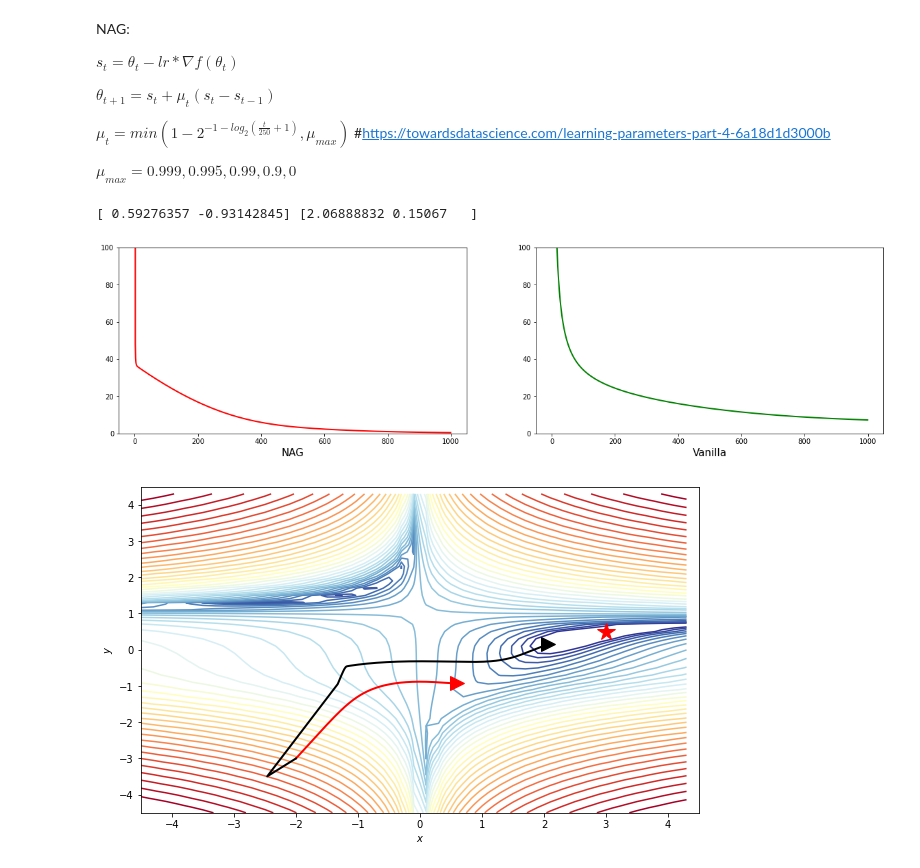
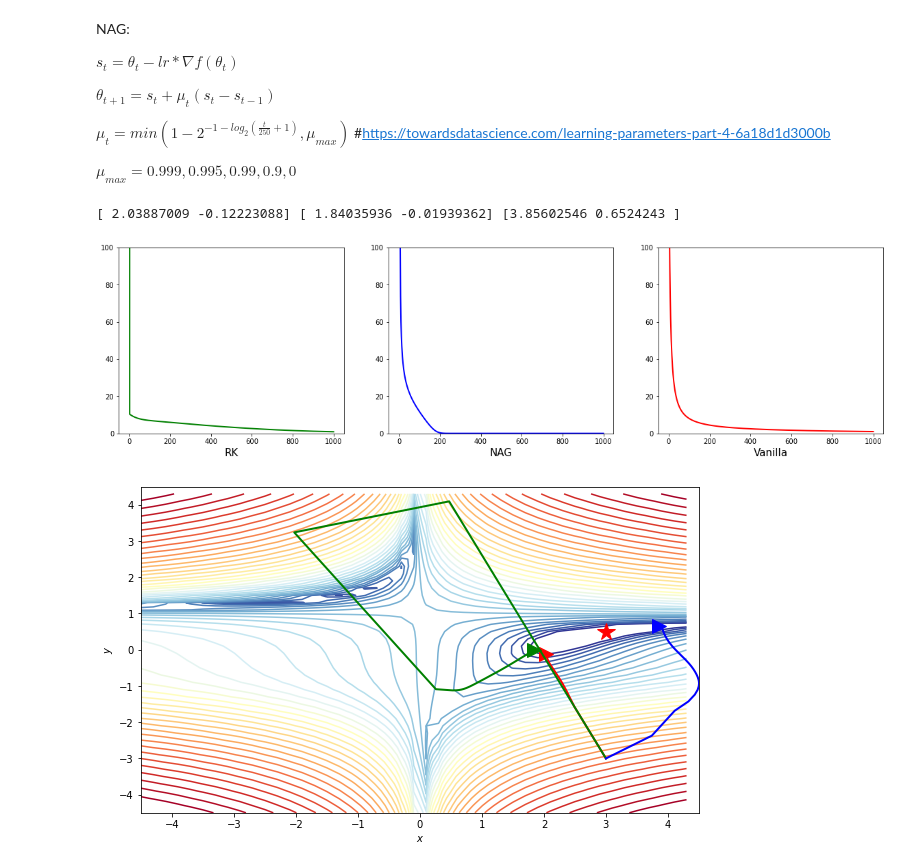
Before and after one commit to SimonePip/FDS, a Jupyter notebook: Final_project/FDS_Final_Project.ipynb, the cells around one changed output. Drawn from its saved outputs; the diff is of its cells as text; code cells hidden in the pictures.

```diff
--- a/Final_project/FDS_Final_Project.ipynb
+++ b/Final_project/FDS_Final_Project.ipynb
@@ -217,7 +217,7 @@ plt.show()
 ## Secondo articolo
 # %%
 def RK4(theta, loss, gradient_f, lr, beta, n_iter,t, theta_p): #theta=[x0,y0]
-    c = 0.004  #da capire come inizializzare c
+    c = 0.002  #da capire come inizializzare c
     lr = (c/n_iter**(1/5))
 
     k1 = lr*gradient_f(theta)
@@ -236,23 +236,3 @@ def RK4(theta, loss, gradient_f, lr, beta, n_iter,t, theta_p): #theta=[x0,y0]
     theta = theta - (gradi)
 
     return theta
-# %%
-# Initialize theta0
-#inizializzazioni da dove convergiamo meglio
-#[-1,-1],[3,-3],[3,3],[-1,-4]
-
-
-theta0 = np.array([-2,-2])
-
-# Run Gradient Ascent method
-n_iter=1000
-theta_final_vanilla, log_l_history_vanilla,descent_trajectory_vanilla = gradient_descent(theta0,features=theta0,target=theta0,lr=0.0001,
-                                                        num_steps=n_iter,loss=beales_function,
-                                                        GD_type=vanilla_descent,gradient_function=beales_gradient,
-                                                        beta=0.01,n_iter=n_iter,t=0, theta_p=0)
-
-theta_final_RK, log_l_history_RK,descent_trajectory_RK = gradient_descent(theta0,features=theta0,target=theta0,lr=0.0001,
-                                                   num_steps=n_iter,loss=beales_function,
-                                                   GD_type=RK4,gradient_function=beales_gradient,
-                                                   beta=0.01,n_iter=n_iter,t=0, theta_p=0)
-print(theta_final_vanilla,theta_final_RK)
@@ -303,7 +263,7 @@ def NAG (theta, loss, gradient_f, lr, beta, n_iter, t, theta_p): #t=a quale iter
 #[-1,-1],[3,-3],[3,3],[-1,-4]
 
 
-theta0 = np.array([-2,-3])
+theta0 = np.array([3,-3])
 
 # Run Gradient Ascent method
 n_iter=1000
@@ -316,24 +276,35 @@ theta_final_NAG, log_l_history_NAG,descent_trajectory_NAG = gradient_descent(the
                                                    num_steps=n_iter,loss=beales_function,
                                                    GD_type=NAG,gradient_function=beales_gradient,
                                                    beta=0.01,n_iter=n_iter,t=0, theta_p=0)
-print(theta_final_vanilla,theta_final_NAG)
+
+theta_final_RK, log_l_history_RK,descent_trajectory_RK = gradient_descent(theta0,features=theta0,target=theta0,lr=0.0001,
+                                                   num_steps=n_iter,loss=beales_function,
+                                                   GD_type=RK4,gradient_function=beales_gradient,
+                                                   beta=0.01,n_iter=n_iter,t=0, theta_p=0)
+
+print(theta_final_vanilla,theta_final_RK, theta_final_NAG)
 # %% [output]
-[ 0.59276357 -0.93142845] [2.06888832 0.15067   ]
+[ 2.03887009 -0.12223088] [ 1.84035936 -0.01939362] [3.85602546 0.6524243 ]
 # %%
-fig, (ax1, ax2,) = plt.subplots(1, 2,figsize=(20,5))
-ax1.plot(log_l_history_NAG,color="red",linewidth=2)
-ax1.set_xlabel("NAG",fontsize=15)
+fig, (ax1, ax2, ax3) = plt.subplots(1, 3,figsize=(20,5))
+ax1.plot(log_l_history_RK,color="green",linewidth=2)
+ax1.set_xlabel("RK",fontsize=15)
 ax1.set_ylim([0, 100])
-ax2.plot(log_l_history_vanilla,color="green",linewidth=2)
-ax2.set_xlabel("Vanilla",fontsize=15)
+ax2.plot(log_l_history_NAG,color="blue",linewidth=2)
+ax2.set_xlabel("NAG",fontsize=15)
 ax2.set_ylim([0, 100])
+ax3.plot(log_l_history_vanilla,color="red",linewidth=2)
+ax3.set_xlabel("Vanilla",fontsize=15)
+ax3.set_ylim([0, 100])
 plt.show()
 # %% [output]
-[figure, old version]
+[figure, new version]
 # %%
 fig1, ax1=contour_beales_function()
 overlay_trajectory(ax1,descent_trajectory_vanilla, 'Vanilla','r')
-overlay_trajectory(ax1,descent_trajectory_NAG, 'RK','k')
+overlay_trajectory(ax1,descent_trajectory_RK, 'RK','g')
+overlay_trajectory(ax1,descent_trajectory_NAG, 'NAG','b')
+
 plt.show()
 # %% [output]
-[figure, old version]
+[figure, new version]
```
Also changed, not shown: parts of 3 cells of this notebook.
